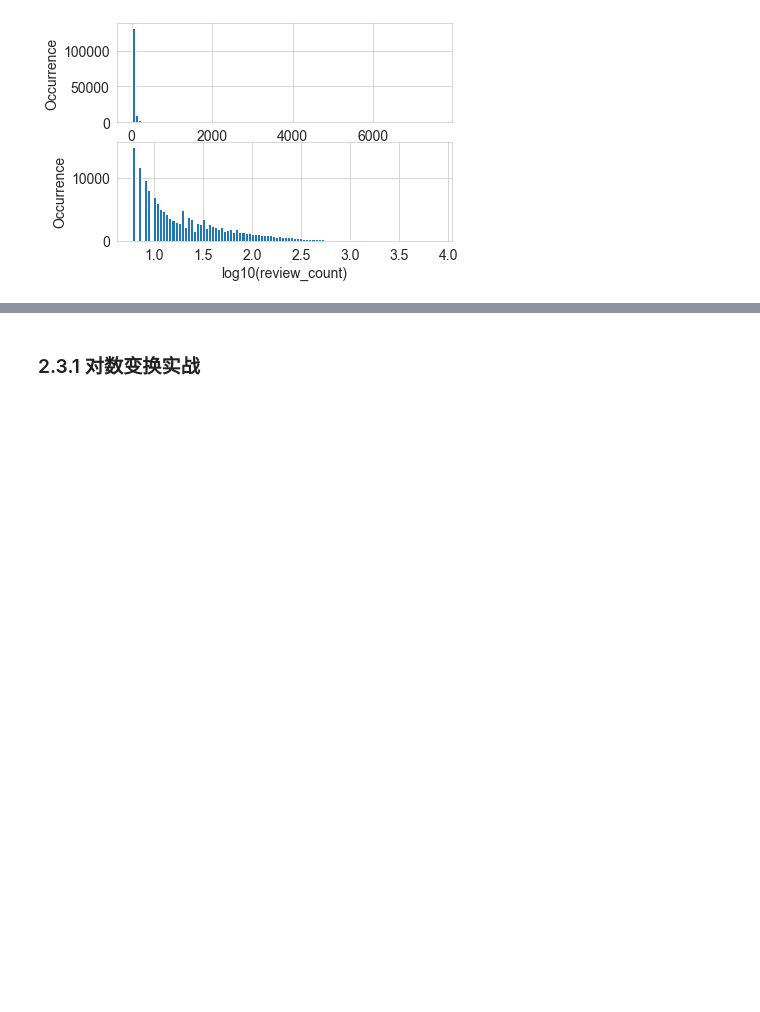
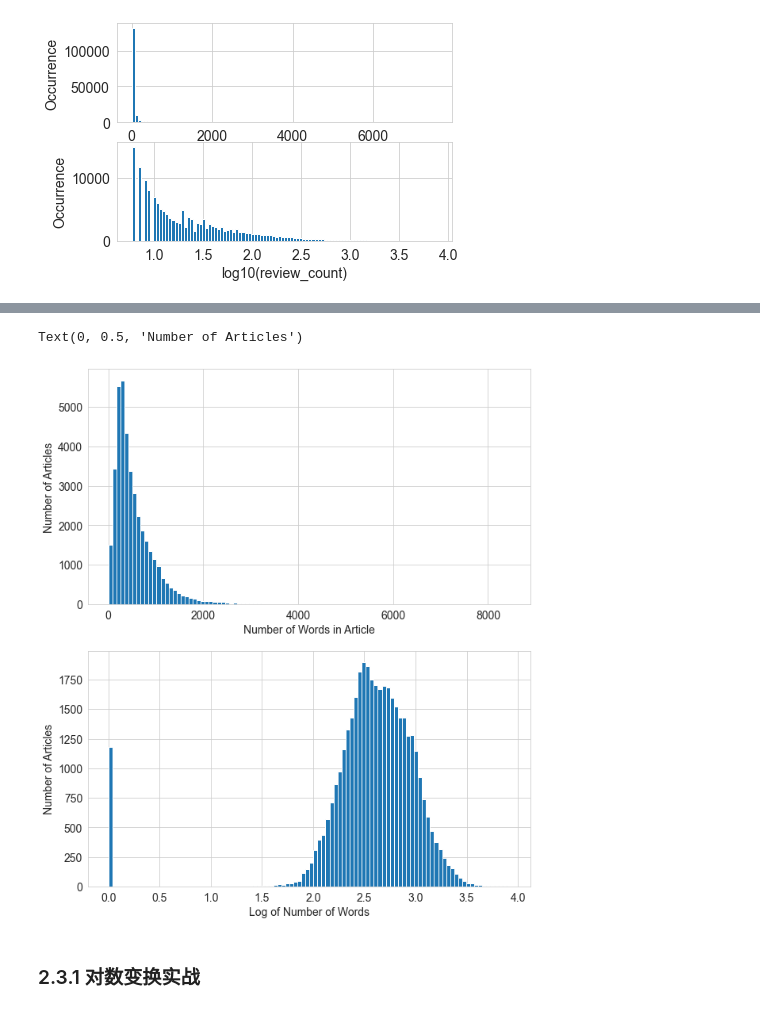
Before and after one commit to Vuean/feature-engineering-book, a Jupyter notebook: 02.02_Binning.ipynb, the cells around one changed output, grey strips where cells are left out. Cells and saved outputs as stored; diff of their text form; code cells hidden in the pictures; blank space fills up the shorter version.

```diff
--- a/02.02_Binning.ipynb
+++ b/02.02_Binning.ipynb
@@ -128,3 +128,7 @@ ax.set_ylabel('Occurrence', fontsize = 14)
 # %% [output]
 Text(0, 0.5, 'Occurrence')
 [figure]
+# %%
+# 例2-7 新闻文章流行度分布的可视化，使用对数变换和不使用对数变换
+news_df = pd.read_csv('OnlineNewsPopularity.csv', delimiter=', ')
+news_df.head()
@@ -131,2 +167,20 @@ Text(0, 0.5, 'Occurrence')
+# %%
+news_df['log_n_tokens_content'] = np.log10(news_df['n_tokens_content'] + 1)
+# %%
+plt.figure(figsize=(10, 12))
+ax = plt.subplot(2, 1, 1)
+news_df['n_tokens_content'].hist(ax=ax, bins=100)
+ax.tick_params(labelsize=14)
+ax.set_xlabel('Number of Words in Article', fontsize=14)
+ax.set_ylabel('Number of Articles', fontsize=14)
+
+ax = plt.subplot(2, 1, 2)
+news_df['log_n_tokens_content'].hist(ax=ax, bins=100)
+ax.tick_params(labelsize=14)
+ax.set_xlabel('Log of Number of Words', fontsize=14)
+ax.set_ylabel('Number of Articles', fontsize=14)
+# %% [output]
+Text(0, 0.5, 'Number of Articles')
+[figure, added]
 # %% [markdown]
 ### 2.3.1 对数变换实战
```
Also changed, not shown: parts of 4 cells of this notebook, 2 other files.
